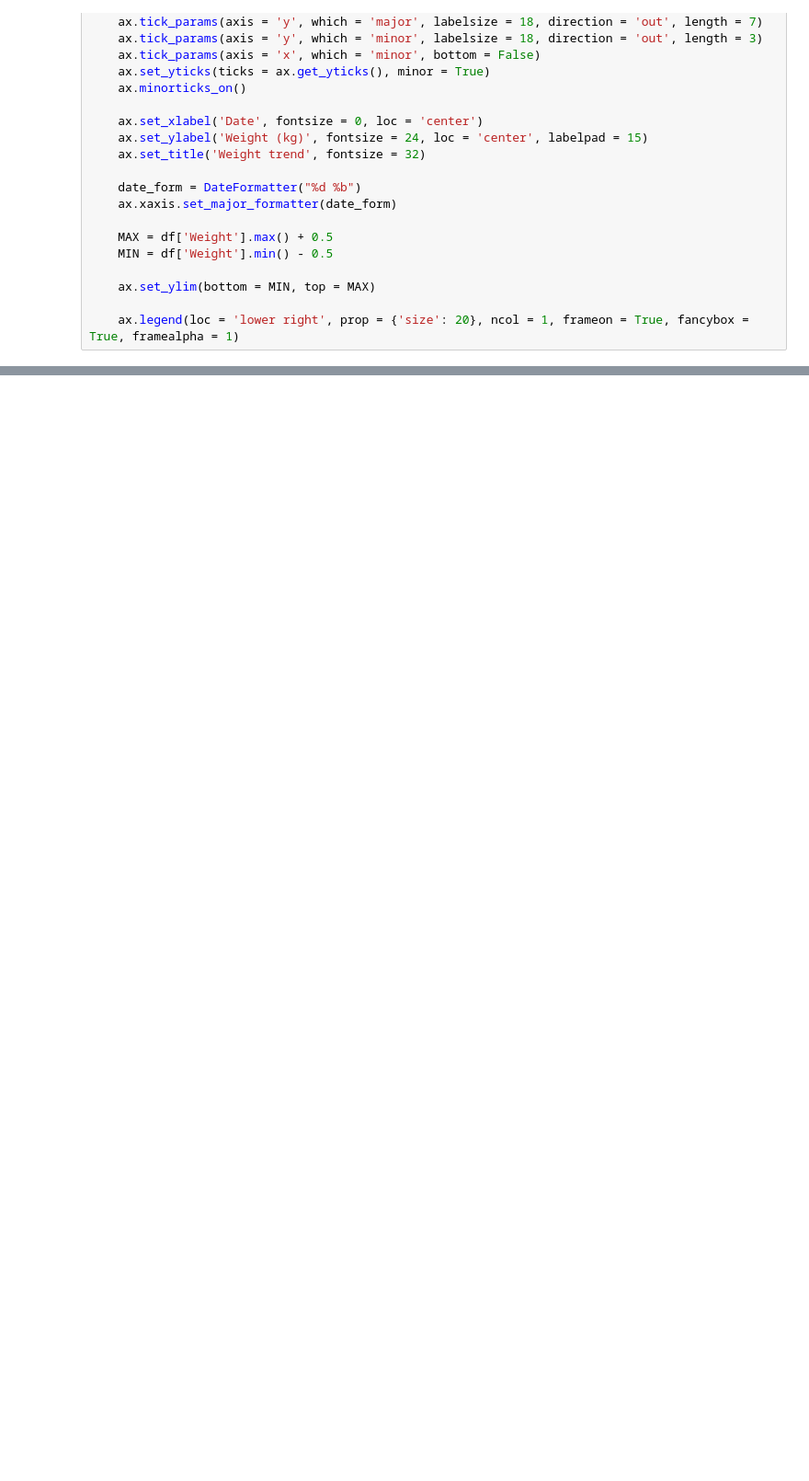
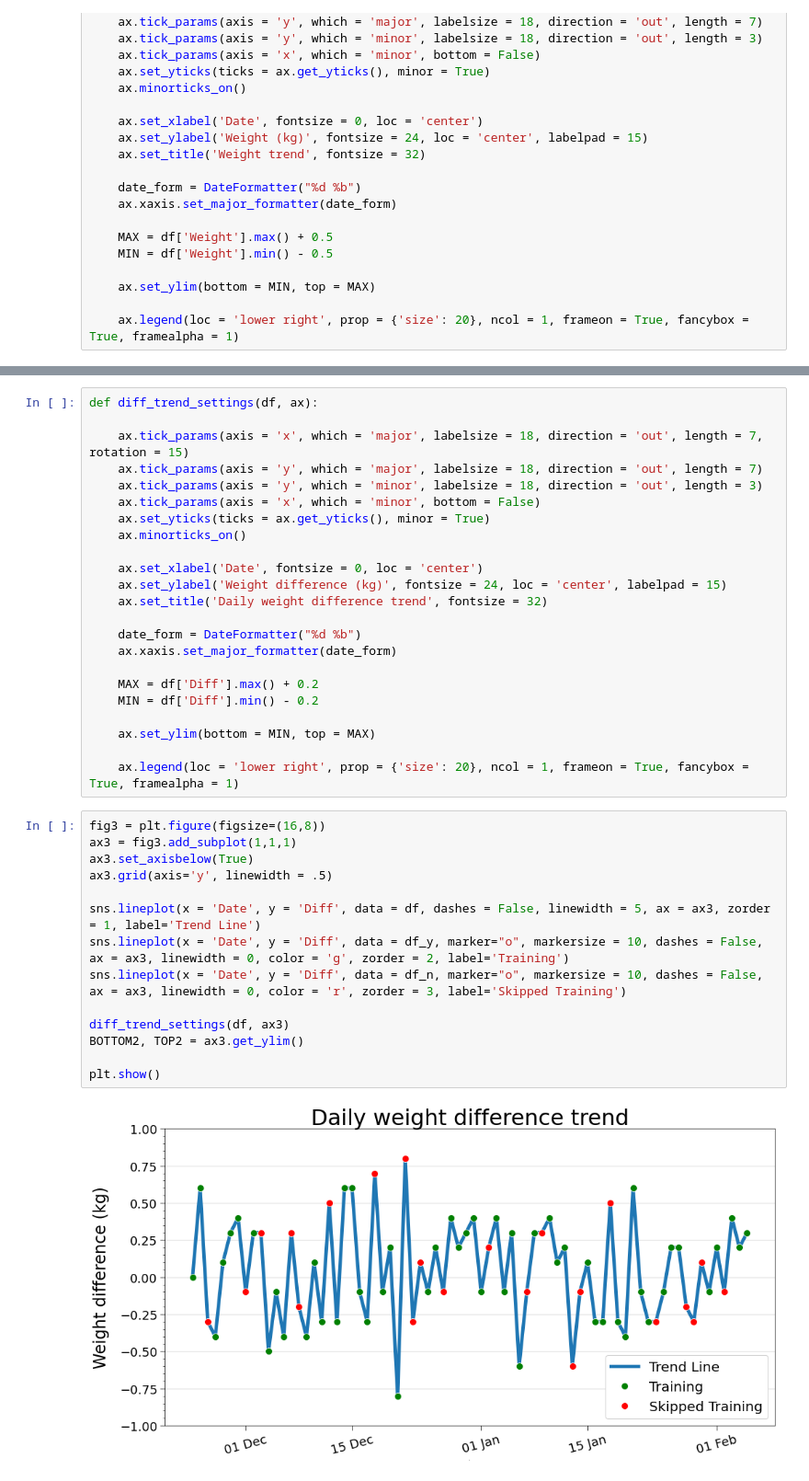
Before and after one commit to niklai99/FlexWorkout, a Jupyter notebook: NOTEBOOK.ipynb, the cells around one changed output, grey strips where cells are left out. Shown: that part at 92% size. Drawn from its saved outputs; the diff is of its cells as text; blank space fills up the shorter version.

Commit message:
Notebook up to date

```diff
--- a/NOTEBOOK.ipynb
+++ b/NOTEBOOK.ipynb
@@ -135,0 +167,39 @@ plt.show()
+# %%
+def diff_trend_settings(df, ax):
+
+    ax.tick_params(axis = 'x', which = 'major', labelsize = 18, direction = 'out', length = 7, rotation = 15)
+    ax.tick_params(axis = 'y', which = 'major', labelsize = 18, direction = 'out', length = 7)
+    ax.tick_params(axis = 'y', which = 'minor', labelsize = 18, direction = 'out', length = 3)
+    ax.tick_params(axis = 'x', which = 'minor', bottom = False)
+    ax.set_yticks(ticks = ax.get_yticks(), minor = True)
+    ax.minorticks_on()
+
+    ax.set_xlabel('Date', fontsize = 0, loc = 'center')
+    ax.set_ylabel('Weight difference (kg)', fontsize = 24, loc = 'center', labelpad = 15)
+    ax.set_title('Daily weight difference trend', fontsize = 32)
+
+    date_form = DateFormatter("%d %b")
+    ax.xaxis.set_major_formatter(date_form)
+
+    MAX = df['Diff'].max() + 0.2
+    MIN = df['Diff'].min() - 0.2
+
+    ax.set_ylim(bottom = MIN, top = MAX)
+
+    ax.legend(loc = 'lower right', prop = {'size': 20}, ncol = 1, frameon = True, fancybox = True, framealpha = 1)
+# %%
+fig3 = plt.figure(figsize=(16,8))
+ax3 = fig3.add_subplot(1,1,1)
+ax3.set_axisbelow(True)
+ax3.grid(axis='y', linewidth = .5)
+
+sns.lineplot(x = 'Date', y = 'Diff', data = df, dashes = False, linewidth = 5, ax = ax3, zorder = 1, label='Trend Line')
+sns.lineplot(x = 'Date', y = 'Diff', data = df_y, marker="o", markersize = 10, dashes = False, ax = ax3, linewidth = 0, color = 'g', zorder = 2, label='Training')
+sns.lineplot(x = 'Date', y = 'Diff', data = df_n, marker="o", markersize = 10, dashes = False, ax = ax3, linewidth = 0, color = 'r', zorder = 3, label='Skipped Training')
+
+diff_trend_settings(df, ax3)
+BOTTOM2, TOP2 = ax3.get_ylim()
+
+plt.show()
+# %% [output]
+[figure, added]
```
Also changed, not shown: parts of 8 cells of this notebook.
